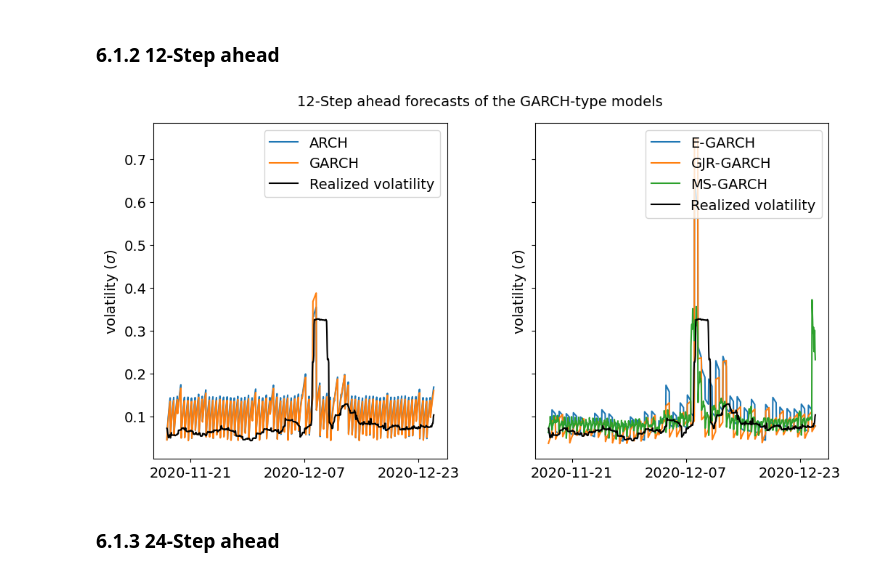
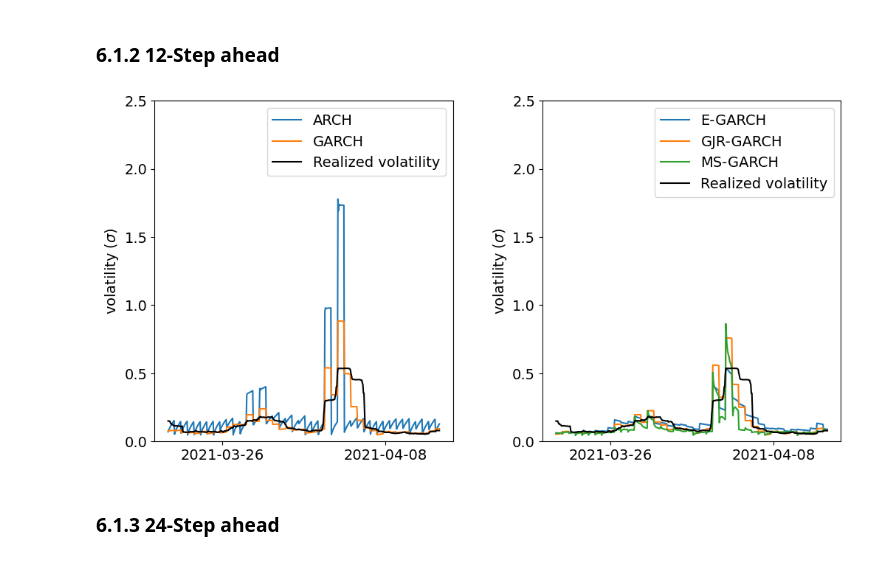
Before and after one commit to thomasvollebregt97/MSc_thesis, a Jupyter notebook: EP_modeling_file.ipynb, the cells around one changed output. Drawn from its saved outputs; the diff is of its cells as text; code cells hidden in the pictures.

```diff
--- a/EP_modeling_file.ipynb
+++ b/EP_modeling_file.ipynb
@@ -42,18 +47,18 @@ from Model_functions import make_supervised_shift, univariate_lstm_preds_shift,
 # %% [markdown]
 # 2. Data exploration
 # %%
-log_returns = pd.read_csv('1. Electricity price datasets/log_returns_spain.csv')
-prices = pd.read_csv('1. Electricity price datasets/european_wholesale_electricity_price_data_hourly.csv')
+log_returns = pd.read_csv('1. Electricity price datasets/log_returns_spain_new.csv')
+#prices = pd.read_csv('1. Electricity price datasets/european_wholesale_electricity_price_data_hourly.csv')
 # %%
 # Features
-matrix_feature_1 = pd.read_csv('2. GARCH Modelling/1_EP/EP_features/EP_feature_matrix_1.csv')
-matrix_feature_12 = pd.read_csv('2. GARCH Modelling/1_EP/EP_features/EP_feature_matrix_12.csv')
-matrix_feature_24 = pd.read_csv('2. GARCH Modelling/1_EP/EP_features/EP_feature_matrix_24.csv')
+matrix_feature_1 = pd.read_csv('2. GARCH Modelling/1_EP/EP_features/Spain/EP_feature_matrix_1_new.csv')
+matrix_feature_12 = pd.read_csv('2. GARCH Modelling/1_EP/EP_features/Spain/EP_feature_matrix_12_new.csv')
+matrix_feature_24 = pd.read_csv('2. GARCH Modelling/1_EP/EP_features/Spain/EP_feature_matrix_24_new.csv')
 
 # Predictions
-matrix_predictions_1 = pd.read_csv('2. GARCH Modelling/1_EP/EP_predictions/EP_prediction_matrix_1.csv')
-matrix_predictions_12 = pd.read_csv('2. GARCH Modelling/1_EP/EP_predictions/EP_prediction_matrix_12.csv')
-matrix_predictions_24 = pd.read_csv('2. GARCH Modelling/1_EP/EP_predictions/EP_prediction_matrix_24.csv')
+matrix_predictions_1 = pd.read_csv('2. GARCH Modelling/1_EP/EP_predictions/Spain/EP_prediction_matrix_1_new.csv')
+matrix_predictions_12 = pd.read_csv('2. GARCH Modelling/1_EP/EP_predictions/Spain/EP_prediction_matrix_12_new.csv')
+matrix_predictions_24 = pd.read_csv('2. GARCH Modelling/1_EP/EP_predictions/SPain/EP_prediction_matrix_24_new.csv')
 # %% [markdown]
 ## 2.1 Unpacking predictions & features of the electricity price data of the GARCH-type models
 # %% [markdown]
@@ -868,4 +1480,6 @@ dates = pd.to_datetime(dates)
 ## 6.1 GARCH-type
 # %% [markdown]
 ### 6.1.1 1-Step ahead
+# %%
+realized_volatility = rv[((len(rv)-20000)):]
 # %%
@@ -916,50 +1540,60 @@ plt.show()
 # %% [markdown]
 ### 6.1.2 12-Step ahead
 # %%
-vis = 900
-start = 0
-fig, axs = plt.subplots(1, 2, figsize=(12, 6),  sharey=True)  # Create a figure with 1 row and 2 columns
+vis = 500
+start = 3000
+fig, axs = plt.subplots(1, 2, figsize=(12, 6))  # Create a figure with 1 row and 2 columns
 
 # Increase global font size
 plt.rcParams['font.size'] = '14'  # adjust as needed
-interval = 16
+interval = 10
 
 # Plot on the first subplot
-axs[0].plot(dates[start:(start+vis)], preds_arch_std_12[start:(start+vis)].values, label='ARCH')
-axs[0].plot(dates[start:(start+vis)], preds_garch_std_12[start:(start+vis)].values, label='GARCH')
+axs[0].plot(dates[start:(start+vis)], preds_arch_norm_12[start:(start+vis)].values, label='ARCH')
+axs[0].plot(dates[start:(start+vis)], preds_garch_norm_12[start:(start+vis)].values, label='GARCH')
 axs[0].plot(dates[start:(start+vis)], realized_volatility[start:(start+vis)], color='#000000', label='Realized volatility')
 # Format the x-axis dates
 axs[0].xaxis.set_major_locator(mdates.DayLocator(interval = interval))  # Set major ticks every day.
 axs[0].xaxis.set_major_formatter(mdates.DateFormatter('%Y-%m-%d'))  # Set format
 axs[0].set_ylabel('volatility ($\sigma$)')
 
 # Plot on the first subplot
-axs[1].plot(dates[start:(start+vis)], preds_e_garch_std_12[start:(start+vis)].values, label='E-GARCH')
-axs[1].plot(dates[start:(start+vis)], preds_gjr_garch_std_12[start:(start+vis)].values, label='GJR-GARCH')
-axs[1].plot(dates[start:(start+vis)], preds_ms_garch_std_12[start:(start+vis)].values, label='MS-GARCH')
+axs[1].plot(dates[start:(start+vis)], preds_e_garch_norm_12[start:(start+vis)].values, label='E-GARCH')
+axs[1].plot(dates[start:(start+vis)], preds_gjr_garch_norm_12[start:(start+vis)].values, label='GJR-GARCH')
+axs[1].plot(dates[start:(start+vis)], preds_ms_garch_norm_12[start:(start+vis)].values, label='MS-GARCH')
 axs[1].plot(dates[start:(start+vis)], realized_volatility[start:(start+vis)], color='#000000', label='Realized volatility')
 # Format the x-axis dates
 axs[1].xaxis.set_major_locator(mdates.DayLocator(interval = interval))  # Set major ticks every day.
 axs[1].xaxis.set_major_formatter(mdates.DateFormatter('%Y-%m-%d'))  # Set format
 axs[1].set_ylabel('volatility ($\sigma$)')
 
 # Adjust the spacing between subplots
 plt.subplots_adjust(wspace=0.3)
 
-# Add a single title in the middle
-fig.text(0.5, 0.92, '12-Step ahead forecasts of the GARCH-type models',
-         ha='center', fontsize=14)
+# Determine the range of dates to be plotted
+plot_dates = dates[start:(start+vis)]
+
+# Determine the locations for the x-axis labels. Here I'm setting them at the first, middle, and last dates.
+x_ticks = [plot_dates.iloc[100], plot_dates.iloc[400]]
+
+# Set the x-axis labels for each subplot
+axs[0].set_xticks(x_ticks)
+axs[1].set_xticks(x_ticks)
+
+# Set ylimits
+axs[0].set_ylim(0, 2.5)
+axs[1].set_ylim(0, 2.5)
 
 # Display the figure
 axs[0].legend()
 axs[1].legend()
 
 # Save the plot as a PNG file
-plt.savefig('Figures/Plot_GARCH_12_std.png', dpi=300)  # Specify the filename and DPI (dots per inch)
+plt.savefig('3. Figures/Plot_GARCH_12_norm.png', dpi=300)  # Specify the filename and DPI (dots per inch)
 
 plt.show()
 # %% [output]
-[figure, old version]
+[figure, new version]
 # %% [markdown]
 ### 6.1.3 24-Step ahead
 # %%
```
Also changed, not shown: parts of 114 cells of this notebook, 2 other files.
